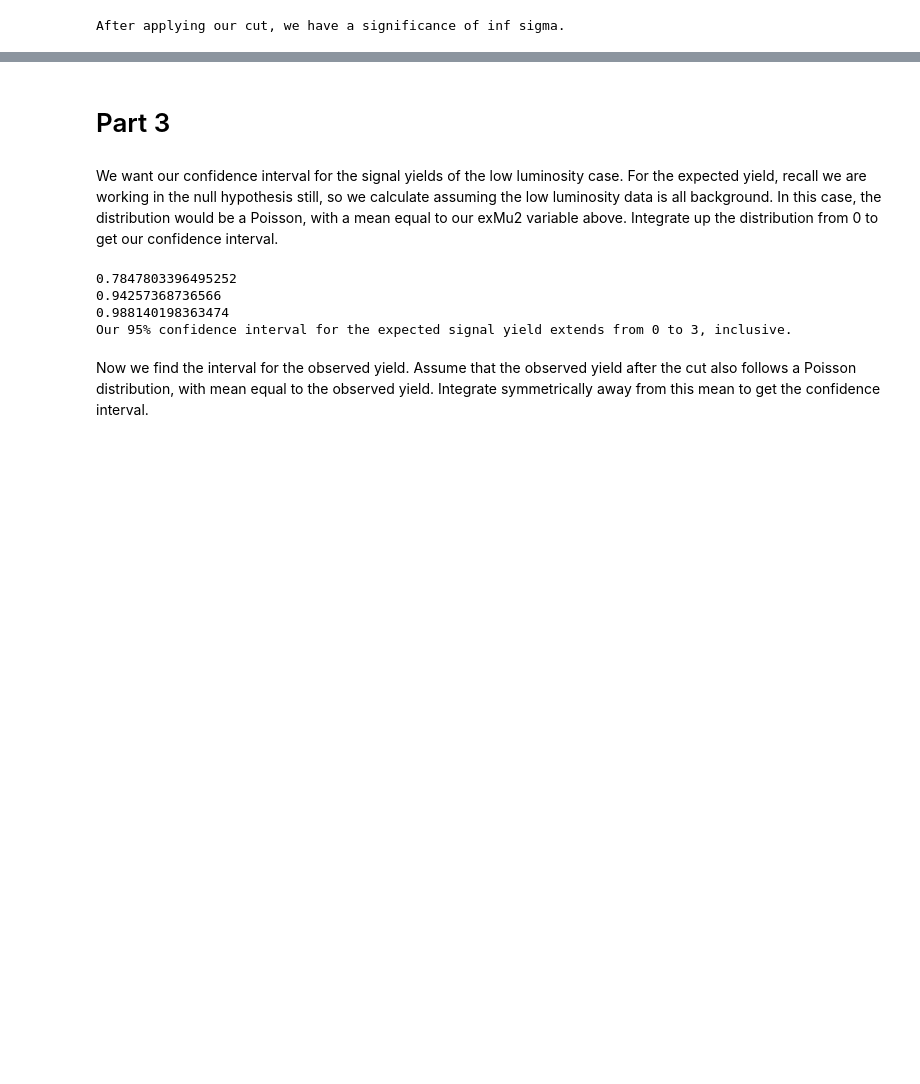
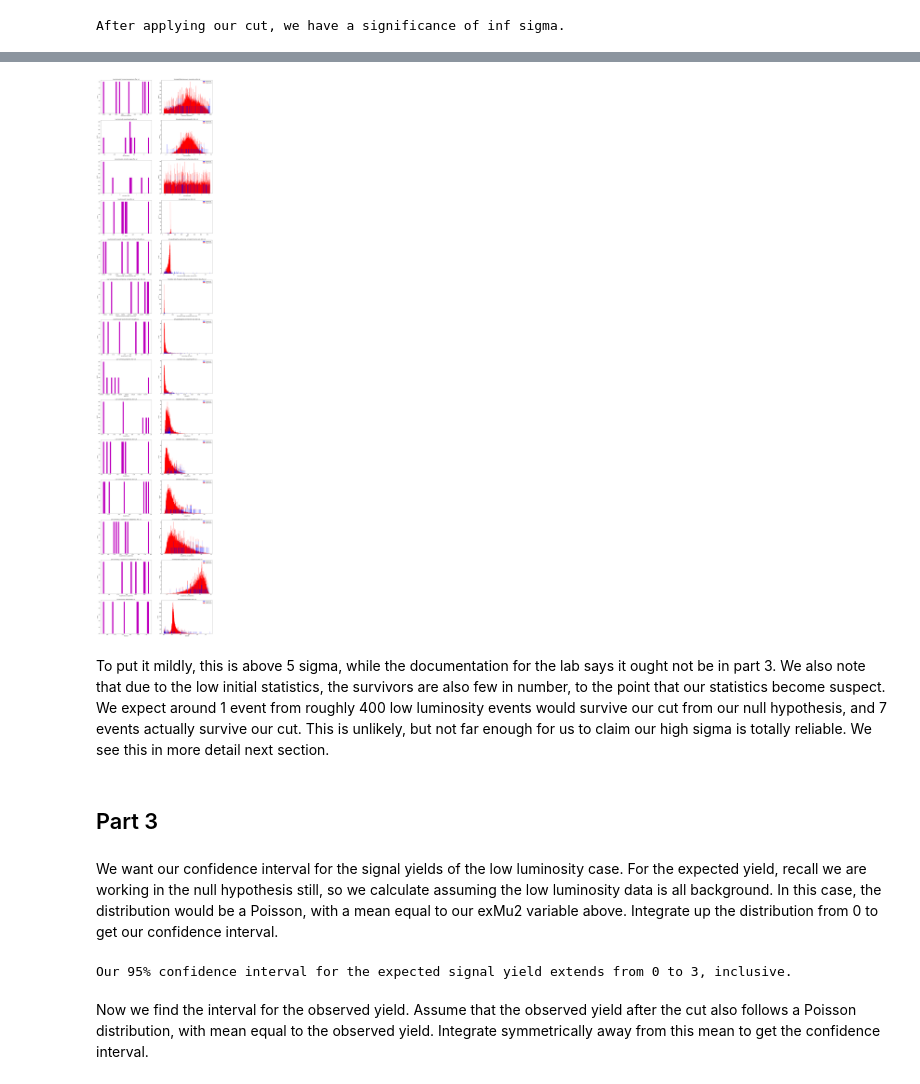
Before and after one commit to sotha-sil/Phys_434, a Jupyter notebook: lab8.ipynb, the cells around one changed output, grey strips where cells are left out. Saved outputs shown, nothing was run; the diff lists cells and outputs as text; code cells hidden in the pictures; blank space fills up the shorter version.

```diff
--- a/lab8.ipynb
+++ b/lab8.ipynb
@@ -605,5 +572,28 @@ To put it mildly, this is above 5 sigma, while the documentation for the lab say
+# %%
+fig, a = plt.subplots(14, 2, figsize=(22, 112))
+wt = np.ones(ram.get(peewee[0]).size)
+for n in range(14):
+    for i in range(2):
+        a[n][i].set_xlabel(varz[n])
+        a[n][i].set_ylabel('counts')
+    a[n][0].set_title('Low luminosity ' + varz[n] + ' after cut')
+    a[n][1].set_title('Simulated data ' + varz[n] + ' after cut')
+    h5isGarbage = np.array([])
+    for i in range(gag.shape[0]):
+        h5isGarbage = np.append(h5isGarbage, gag[i][n])
+    a[n][0].hist(h5isGarbage[chop], bins=40, color='m')
+
+    nak = np.array(ram.get(peewee[n]))[yeehaw]
+    cow = np.array(ranch.get(peewee[n]))[cowboy]
+    a[n][1].hist([nak, cow], bins = 1000, weights=[(2000 / 2050) * np.ones(nak.size), (50 / 2050) * np.ones(cow.size)], histtype='barstacked', color=['b', 'r'], label=['Background', 'Higgs events'])
+    a[n][1].legend()
+plt.show()
+# %% [output]
+[figure, added]
+# %% [markdown]
+To put it mildly, this is above 5 sigma, while the documentation for the lab says it ought not be in part 3. We also note that due to the low initial statistics, the survivors are also few in number, to the point that our statistics become suspect. We expect around 1 event from roughly 400 low luminosity events would survive our cut from our null hypothesis, and 7 events actually survive our cut. This is unlikely, but not far enough for us to claim our high sigma is totally reliable. We see this in more detail next section.
 # %% [markdown]
-# Part 3
+## Part 3
 # %% [markdown]
 We want our confidence interval for the signal yields of the low luminosity case. For the expected yield, recall we are working in the null hypothesis still, so we calculate assuming the low luminosity data is all background. In this case, the distribution would be a Poisson, with a mean equal to our exMu2 variable above. Integrate up the distribution from 0 to get our confidence interval.
 # %%
@@ -612,12 +602,8 @@ edj = 0
 while poowoo < 0.95:
     edj += 1
     poowoo += jp.poisson.pmf(edj, exMu2)
-    print(poowoo)
 print('Our 95% confidence interval for the expected signal yield extends from 0 to {}, inclusive.'.format(str(edj)))
 # %% [output]
-0.7847803396495252
-0.94257368736566
-0.988140198363474
 Our 95% confidence interval for the expected signal yield extends from 0 to 3, inclusive.
 # %% [markdown]
 Now we find the interval for the observed yield. Assume that the observed yield after the cut also follows a Poisson distribution, with mean equal to the observed yield. Integrate symmetrically away from this mean to get the confidence interval.
```
Also changed, not shown: parts of 11 cells of this notebook.
